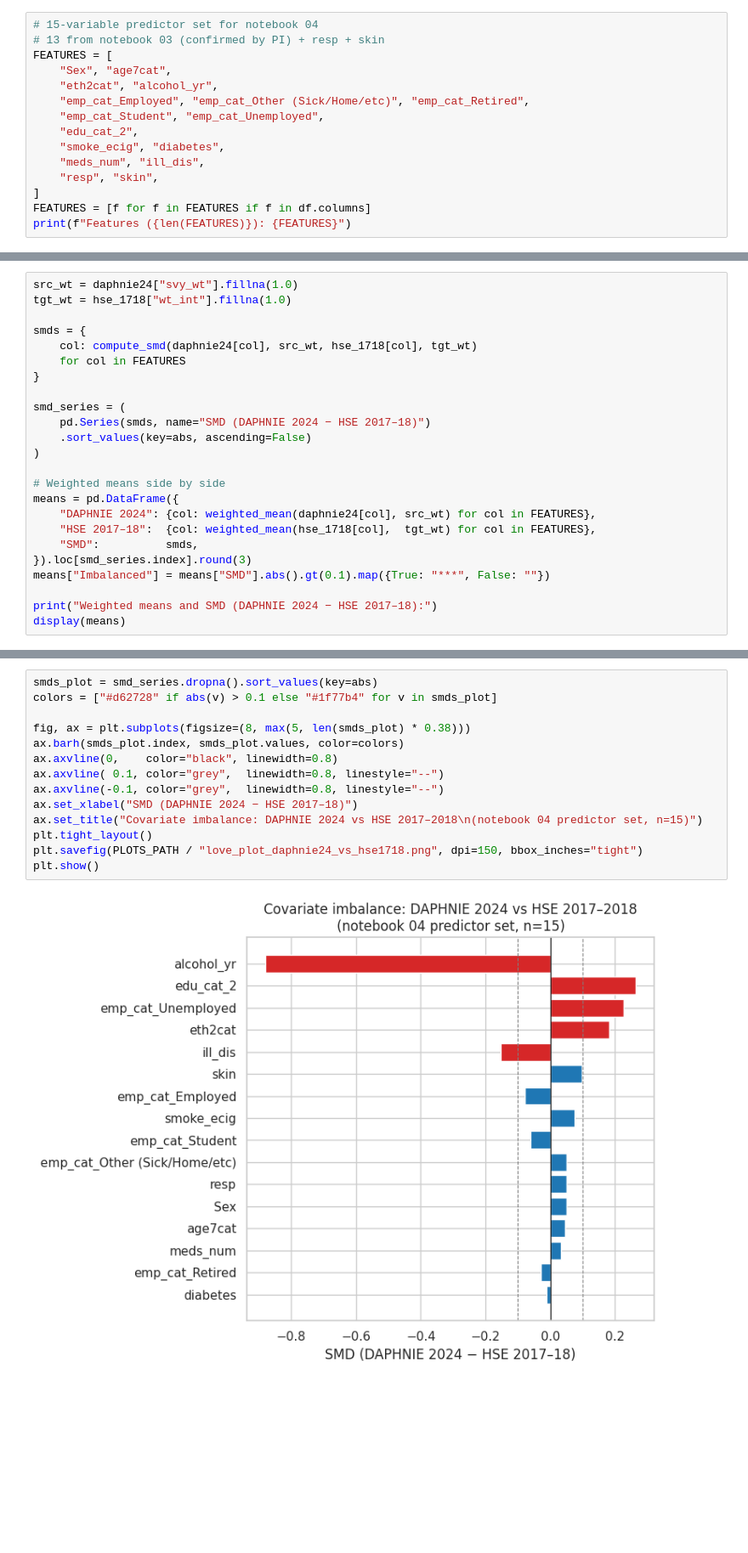
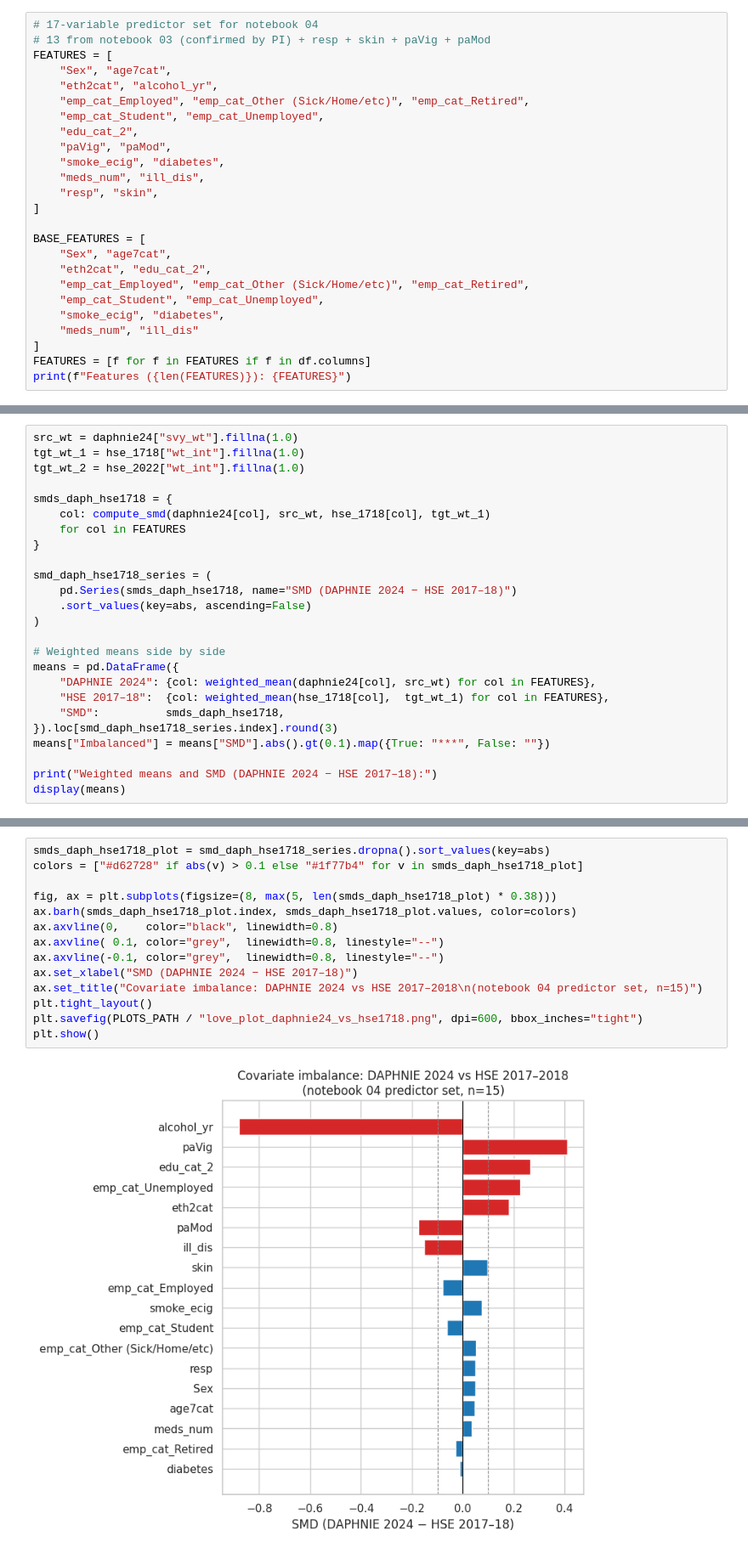
Before and after one commit to LuisGiraldo86/EuroQoL, a Jupyter notebook: notebooks/covariate_shift/021-daphnie_vs_hse.ipynb, the cells around one changed output, grey strips where cells are left out. Shown at 85% size. Drawn from its saved outputs; the diff is of its cells as text; blank space fills up the shorter version.

```diff
--- a/notebooks/covariate_shift/021-daphnie_vs_hse.ipynb
+++ b/notebooks/covariate_shift/021-daphnie_vs_hse.ipynb
@@ -54,17 +58,27 @@ HSE 2017–2018 (pooled): n = 16,173
 DAPHNIE 2024:           n = 5,237
 # %%
-# 15-variable predictor set for notebook 04
-# 13 from notebook 03 (confirmed by PI) + resp + skin
+# 17-variable predictor set for notebook 04
+# 13 from notebook 03 (confirmed by PI) + resp + skin + paVig + paMod
 FEATURES = [
     "Sex", "age7cat",
     "eth2cat", "alcohol_yr",
     "emp_cat_Employed", "emp_cat_Other (Sick/Home/etc)", "emp_cat_Retired",
     "emp_cat_Student", "emp_cat_Unemployed",
     "edu_cat_2",
+    "paVig", "paMod",
     "smoke_ecig", "diabetes",
     "meds_num", "ill_dis",
     "resp", "skin",
 ]
+
+BASE_FEATURES = [
+    "Sex", "age7cat",
+    "eth2cat", "edu_cat_2",
+    "emp_cat_Employed", "emp_cat_Other (Sick/Home/etc)", "emp_cat_Retired",
+    "emp_cat_Student", "emp_cat_Unemployed",
+    "smoke_ecig", "diabetes",
+    "meds_num", "ill_dis"
+]
 FEATURES = [f for f in FEATURES if f in df.columns]
 print(f"Features ({len(FEATURES)}): {FEATURES}")
 # %% [output]
@@ -103,24 +117,25 @@ def compute_smd(source_series, source_weights, target_series, target_weights):
     return (mu_s - mu_t) / pooled_sd
 # %%
 src_wt = daphnie24["svy_wt"].fillna(1.0)
-tgt_wt = hse_1718["wt_int"].fillna(1.0)
+tgt_wt_1 = hse_1718["wt_int"].fillna(1.0)
+tgt_wt_2 = hse_2022["wt_int"].fillna(1.0)
 
-smds = {
-    col: compute_smd(daphnie24[col], src_wt, hse_1718[col], tgt_wt)
+smds_daph_hse1718 = {
+    col: compute_smd(daphnie24[col], src_wt, hse_1718[col], tgt_wt_1)
     for col in FEATURES
 }
 
-smd_series = (
-    pd.Series(smds, name="SMD (DAPHNIE 2024 − HSE 2017–18)")
+smd_daph_hse1718_series = (
+    pd.Series(smds_daph_hse1718, name="SMD (DAPHNIE 2024 − HSE 2017–18)")
     .sort_values(key=abs, ascending=False)
 )
 
 # Weighted means side by side
 means = pd.DataFrame({
     "DAPHNIE 2024": {col: weighted_mean(daphnie24[col], src_wt) for col in FEATURES},
-    "HSE 2017–18":  {col: weighted_mean(hse_1718[col],  tgt_wt) for col in FEATURES},
-    "SMD":          smds,
-}).loc[smd_series.index].round(3)
+    "HSE 2017–18":  {col: weighted_mean(hse_1718[col],  tgt_wt_1) for col in FEATURES},
+    "SMD":          smds_daph_hse1718,
+}).loc[smd_daph_hse1718_series.index].round(3)
 means["Imbalanced"] = means["SMD"].abs().gt(0.1).map({True: "***", False: ""})
 
 print("Weighted means and SMD (DAPHNIE 2024 − HSE 2017–18):")
@@ -145,21 +160,21 @@ Weighted means and SMD (DAPHNIE 2024 − HSE 2017–18):
 | emp_cat_Retired | 0.209 | 0.221 | -0.030 |  |
 | diabetes | 0.069 | 0.072 | -0.012 |  |
 # %%
-smds_plot = smd_series.dropna().sort_values(key=abs)
-colors = ["#d62728" if abs(v) > 0.1 else "#1f77b4" for v in smds_plot]
+smds_daph_hse1718_plot = smd_daph_hse1718_series.dropna().sort_values(key=abs)
+colors = ["#d62728" if abs(v) > 0.1 else "#1f77b4" for v in smds_daph_hse1718_plot]
 
-fig, ax = plt.subplots(figsize=(8, max(5, len(smds_plot) * 0.38)))
-ax.barh(smds_plot.index, smds_plot.values, color=colors)
+fig, ax = plt.subplots(figsize=(8, max(5, len(smds_daph_hse1718_plot) * 0.38)))
+ax.barh(smds_daph_hse1718_plot.index, smds_daph_hse1718_plot.values, color=colors)
 ax.axvline(0,    color="black", linewidth=0.8)
 ax.axvline( 0.1, color="grey",  linewidth=0.8, linestyle="--")
 ax.axvline(-0.1, color="grey",  linewidth=0.8, linestyle="--")
 ax.set_xlabel("SMD (DAPHNIE 2024 − HSE 2017–18)")
 ax.set_title("Covariate imbalance: DAPHNIE 2024 vs HSE 2017–2018\n(notebook 04 predictor set, n=15)")
 plt.tight_layout()
-plt.savefig(PLOTS_PATH / "love_plot_daphnie24_vs_hse1718.png", dpi=150, bbox_inches="tight")
+plt.savefig(PLOTS_PATH / "love_plot_daphnie24_vs_hse1718.png", dpi=600, bbox_inches="tight")
 plt.show()
 # %% [output]
-[figure, old version]
+[figure, new version]
 # %%
 imbalanced = smd_series[smd_series.abs() > 0.1].sort_values(key=abs, ascending=False)
 
```
Also changed, not shown: parts of 12 cells of this notebook, 5 other files.
